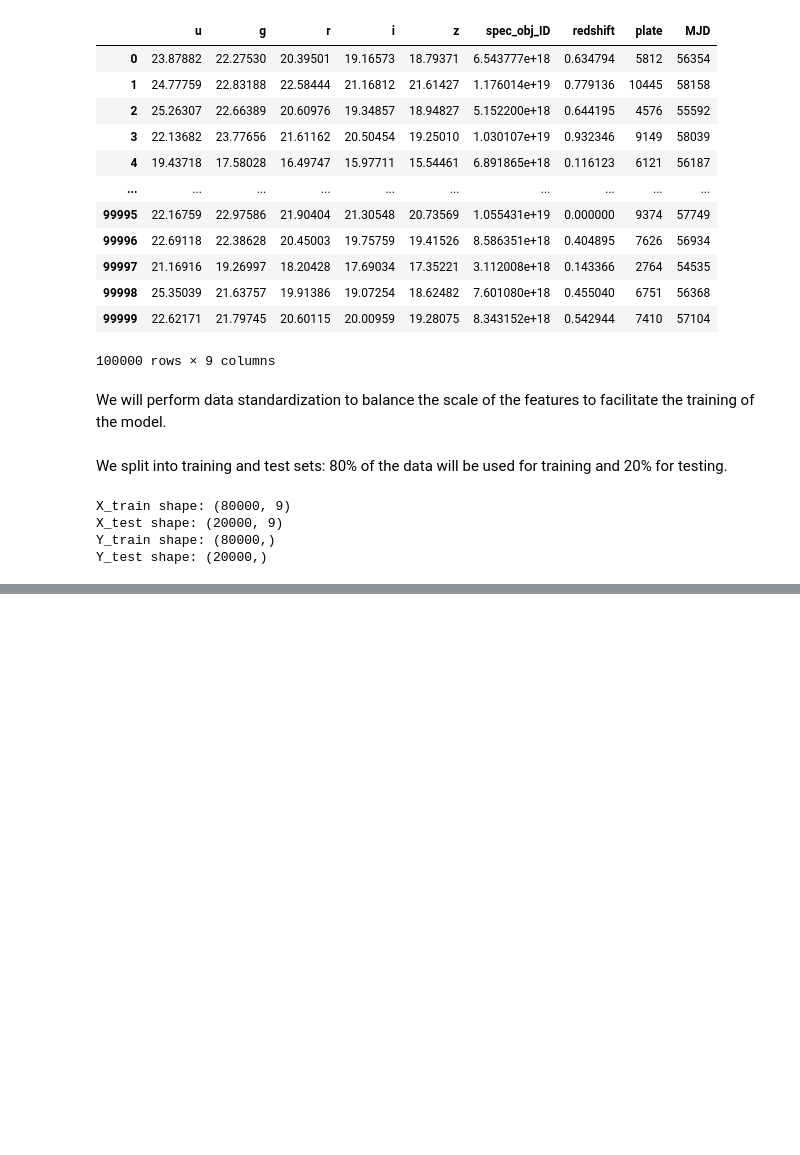
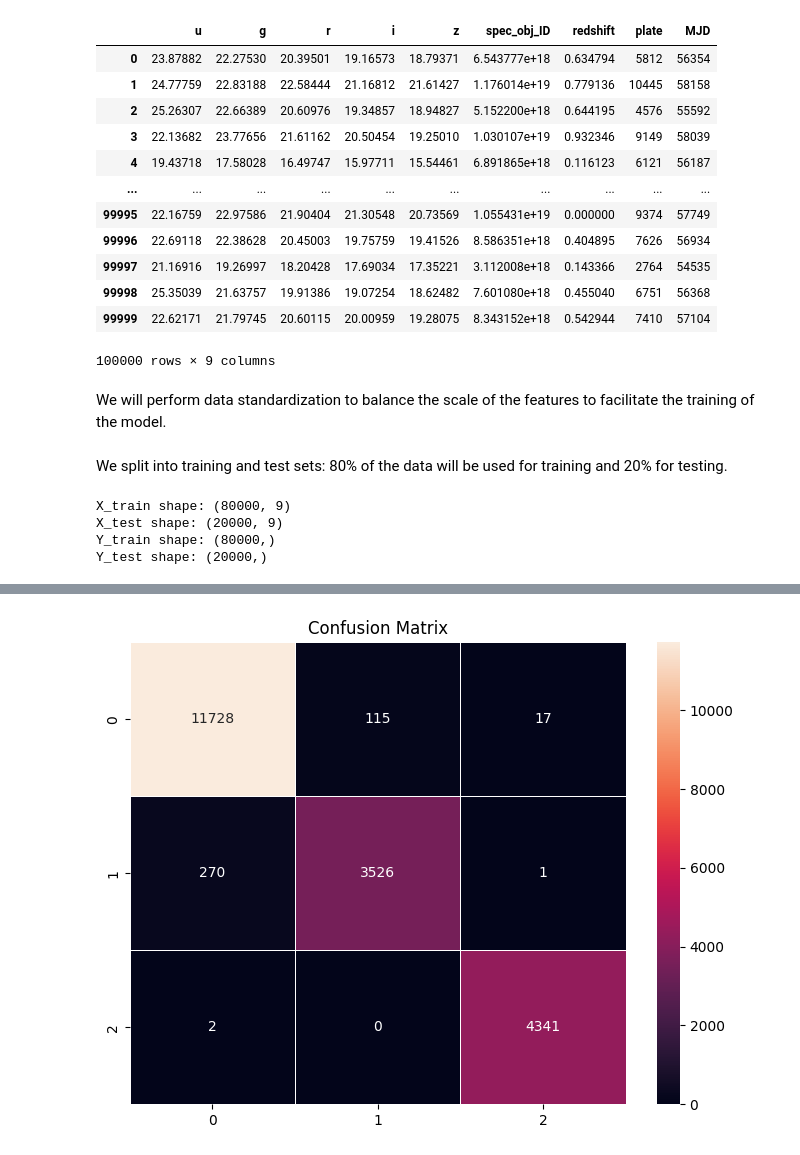
Before and after one commit to dianasolangel/PROJECTS, a Jupyter notebook: stars_classification/stellar_classification.ipynb, the cells around one changed output, grey strips where cells are left out. Cells and saved outputs as stored; diff of their text form; code cells hidden in the pictures; blank space fills up the shorter version.

Commit message:
update classification models

```diff
--- a/stars_classification/stellar_classification.ipynb
+++ b/stars_classification/stellar_classification.ipynb
@@ -195,0 +213,6 @@ Y_test shape: (20000,)
+# %%
+random_forest = RandomForestClassifier()
+random_forest.fit(X_train, Y_train)
+Y_pred = random_forest.predict(X_test)
+print(f"Accuracy: {random_forest.score(X_test, Y_test)}")
+print(f"Classification Report: \n{classification_report(Y_test, Y_pred)}")
@@ -195,0 +231,9 @@ Y_test shape: (20000,)
+# %%
+#confusion matrix
+conf_matrix = confusion_matrix(Y_test, Y_pred)
+f, ax = plt.subplots(figsize=(8, 6))
+sns.heatmap(conf_matrix, annot=True, fmt="d", linewidths=.5, ax=ax)
+plt.title("Confusion Matrix")
+plt.show()
+# %% [output]
+[figure, added]
```
Also changed, not shown: parts of 24 cells of this notebook.
